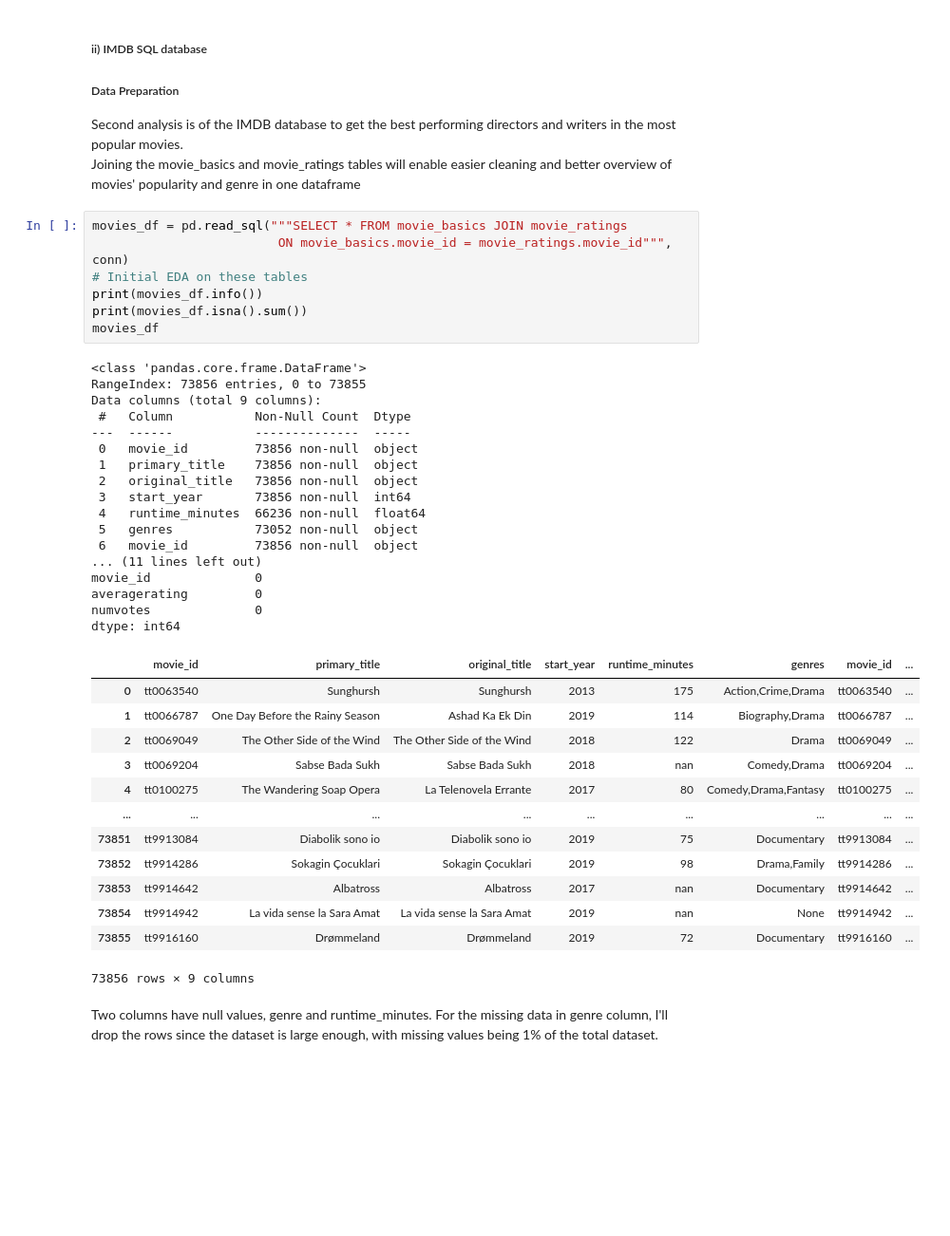
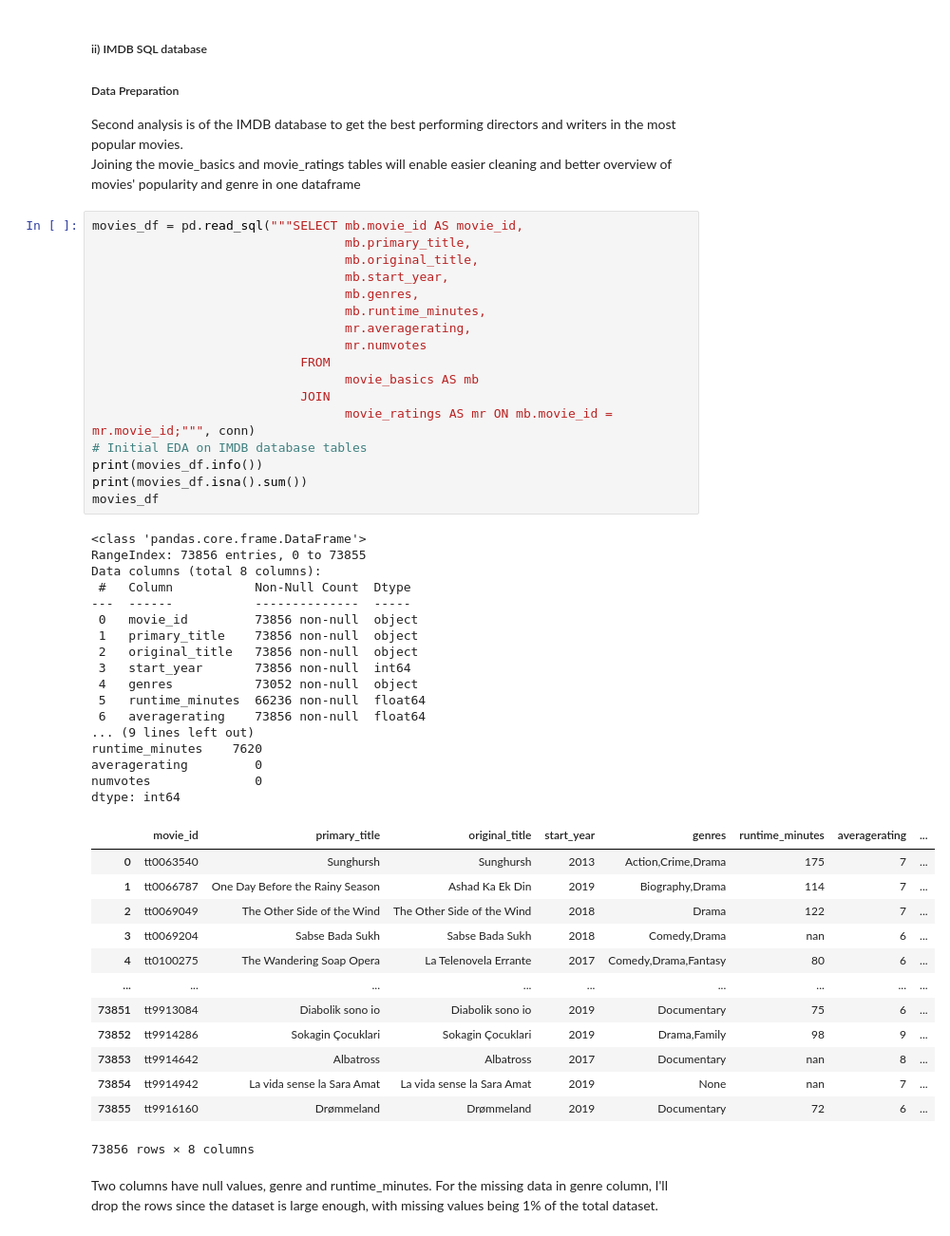
Before and after one commit to joakimTI/MOVIE-STUDIO-DATA-ANALYSIS, a Jupyter notebook: student.ipynb, the cells around one changed output. Shown at 95% size. Cells and saved outputs as stored; diff of their text form; blank space fills up the shorter version.

```diff
--- a/student.ipynb
+++ b/student.ipynb
@@ -243,43 +243,53 @@ plt.show()
 Second analysis is of the IMDB database to get the best performing directors and writers in the most popular movies.\
 Joining the movie_basics and movie_ratings tables will enable easier cleaning and better overview of movies' popularity and genre in one dataframe
 # %%
-movies_df = pd.read_sql("""SELECT * FROM movie_basics JOIN movie_ratings
-                         ON movie_basics.movie_id = movie_ratings.movie_id""", conn)
-# Initial EDA on these tables
+movies_df = pd.read_sql("""SELECT mb.movie_id AS movie_id,
+                                  mb.primary_title,
+                                  mb.original_title,
+                                  mb.start_year,
+                                  mb.genres,
+                                  mb.runtime_minutes,
+                                  mr.averagerating,
+                                  mr.numvotes
+                            FROM
+                                  movie_basics AS mb
+                            JOIN
+                                  movie_ratings AS mr ON mb.movie_id = mr.movie_id;""", conn)
+# Initial EDA on IMDB database tables
 print(movies_df.info())
 print(movies_df.isna().sum())
 movies_df
 # %% [output]
 <class 'pandas.core.frame.DataFrame'>
 RangeIndex: 73856 entries, 0 to 73855
-Data columns (total 9 columns):
+Data columns (total 8 columns):
  #   Column           Non-Null Count  Dtype
 ---  ------           --------------  -----
  0   movie_id         73856 non-null  object
  1   primary_title    73856 non-null  object
  2   original_title   73856 non-null  object
  3   start_year       73856 non-null  int64
- 4   runtime_minutes  66236 non-null  float64
- 5   genres           73052 non-null  object
- 6   movie_id         73856 non-null  object
-... (11 lines left out)
-movie_id              0
+ 4   genres           73052 non-null  object
+ 5   runtime_minutes  66236 non-null  float64
+ 6   averagerating    73856 non-null  float64
+... (9 lines left out)
+runtime_minutes    7620
 averagerating         0
 numvotes              0
 dtype: int64
-|  | movie_id | primary_title | original_title | start_year | runtime_minutes | genres | movie_id | ... |
-| 0 | tt0063540 | Sunghursh | Sunghursh | 2013 | 175 | Action,Crime,Drama | tt0063540 | ... |
-| 1 | tt0066787 | One Day Before the Rainy Season | Ashad Ka Ek Din | 2019 | 114 | Biography,Drama | tt0066787 | ... |
-| 2 | tt0069049 | The Other Side of the Wind | The Other Side of the Wind | 2018 | 122 | Drama | tt0069049 | ... |
-| 3 | tt0069204 | Sabse Bada Sukh | Sabse Bada Sukh | 2018 | nan | Comedy,Drama | tt0069204 | ... |
-| 4 | tt0100275 | The Wandering Soap Opera | La Telenovela Errante | 2017 | 80 | Comedy,Drama,Fantasy | tt0100275 | ... |
+|  | movie_id | primary_title | original_title | start_year | genres | runtime_minutes | averagerating | ... |
+| 0 | tt0063540 | Sunghursh | Sunghursh | 2013 | Action,Crime,Drama | 175 | 7 | ... |
+| 1 | tt0066787 | One Day Before the Rainy Season | Ashad Ka Ek Din | 2019 | Biography,Drama | 114 | 7 | ... |
+| 2 | tt0069049 | The Other Side of the Wind | The Other Side of the Wind | 2018 | Drama | 122 | 7 | ... |
+| 3 | tt0069204 | Sabse Bada Sukh | Sabse Bada Sukh | 2018 | Comedy,Drama | nan | 6 | ... |
+| 4 | tt0100275 | The Wandering Soap Opera | La Telenovela Errante | 2017 | Comedy,Drama,Fantasy | 80 | 6 | ... |
 | ... | ... | ... | ... | ... | ... | ... | ... | ... |
-| 73851 | tt9913084 | Diabolik sono io | Diabolik sono io | 2019 | 75 | Documentary | tt9913084 | ... |
-| 73852 | tt9914286 | Sokagin Çocuklari | Sokagin Çocuklari | 2019 | 98 | Drama,Family | tt9914286 | ... |
-| 73853 | tt9914642 | Albatross | Albatross | 2017 | nan | Documentary | tt9914642 | ... |
-| 73854 | tt9914942 | La vida sense la Sara Amat | La vida sense la Sara Amat | 2019 | nan | None | tt9914942 | ... |
-| 73855 | tt9916160 | Drømmeland | Drømmeland | 2019 | 72 | Documentary | tt9916160 | ... |
+| 73851 | tt9913084 | Diabolik sono io | Diabolik sono io | 2019 | Documentary | 75 | 6 | ... |
+| 73852 | tt9914286 | Sokagin Çocuklari | Sokagin Çocuklari | 2019 | Drama,Family | 98 | 9 | ... |
+| 73853 | tt9914642 | Albatross | Albatross | 2017 | Documentary | nan | 8 | ... |
+| 73854 | tt9914942 | La vida sense la Sara Amat | La vida sense la Sara Amat | 2019 | None | nan | 7 | ... |
+| 73855 | tt9916160 | Drømmeland | Drømmeland | 2019 | Documentary | 72 | 6 | ... |
-73856 rows × 9 columns
+73856 rows × 8 columns
 # %% [markdown]
 Two columns have null values, genre and runtime_minutes. For the missing data in genre column, I'll drop the rows since the dataset is large enough, with missing values being 1% of the total dataset.
 # %%
```
Also changed, not shown: parts of 8 cells of this notebook.
